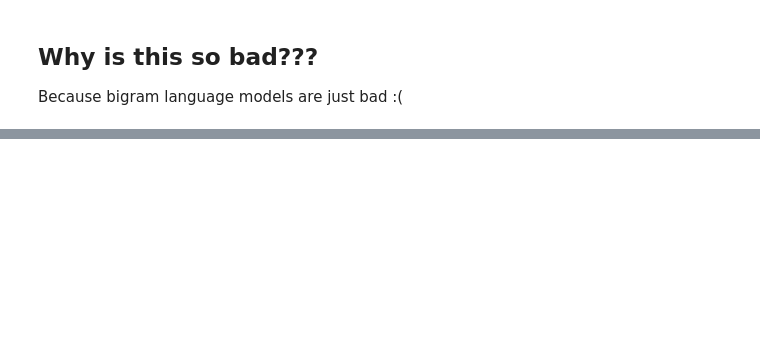
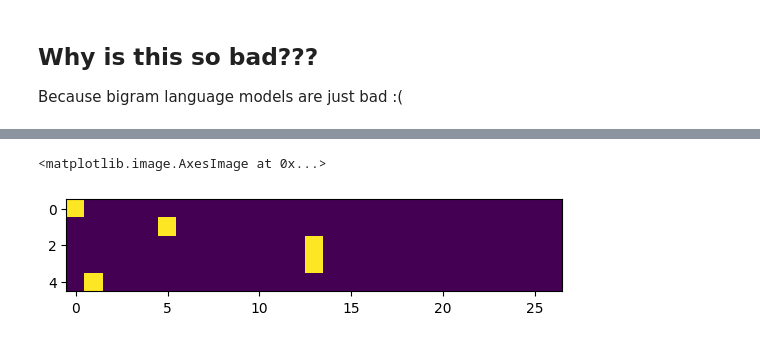
Before and after one commit to bkinaan/nn-karpathy, a Jupyter notebook: building_makemore/makemore.ipynb, the cells around one changed output, grey strips where cells are left out. Cells and saved outputs as stored; diff of their text form; code cells hidden in the pictures; blank space fills up the shorter version.

```diff
--- a/building_makemore/makemore.ipynb
+++ b/building_makemore/makemore.ipynb
@@ -170,0 +202,22 @@ Because bigram language models are just bad :(
+# %%
+# create a list of all the probabilities that the model predicts for each bigram
+# we want these probabilities to be as close to 1 as possible -- the higher the closer the model got to what we trained it on
+
+log_likelihood = 0.0
+n = 0
+# for w in words:
+for w in ["brandon"]:
+    chs = ['.'] + list(w) + ['.']
+    for ch1, ch2 in zip(chs, chs[1:]):
+        ix1 = stoi[ch1]
+        ix2 = stoi[ch2]
+        prob = P[ix1, ix2]
+        logprob = torch.log(prob)
+        log_likelihood += logprob
+        n += 1
+        print(f'{ch1}{ch2}: {prob:.4f} {logprob:.4f}') # uncomment to see the probabilities
+
+print(f'{log_likelihood=}')
+nll = -log_likelihood # negative log likelihood
+print(f'{nll=}')
+print(f'{nll/n}') # average negative log likelihood
@@ -170,0 +248,14 @@ Because bigram language models are just bad :(
+# %%
+# create training set of bigrams (x, y)
+xs, ys = [], [] # inputs and targets
+
+for w in words[:1]:
+    chs = ['.'] + list(w) + ['.']
+    for ch1, ch2 in zip(chs, chs[1:]):
+        ix1 = stoi[ch1]
+        ix2 = stoi[ch2]
+        xs.append(ix1)
+        ys.append(ix2)
+
+xs = torch.tensor(xs)
+ys = torch.tensor(ys)
@@ -170,0 +276,4 @@ Because bigram language models are just bad :(
+# %%
+xenc = F.one_hot(xs, num_classes=27).float() # x encoded and cast to a float
+# num classes -- 26 for the alphabet and one for the start/end character
+xenc
@@ -170,0 +291,6 @@ Because bigram language models are just bad :(
+# %%
+# visualize input
+plt.imshow(xenc)
+# %% [output]
+<matplotlib.image.AxesImage at 0x...>
+[figure, added]
```
Also changed, not shown: parts of 32 cells of this notebook.
